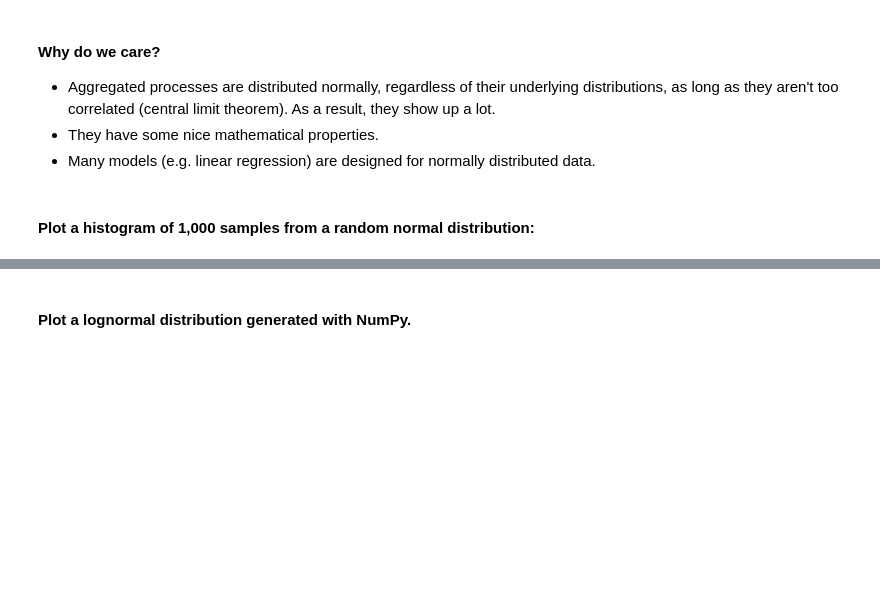
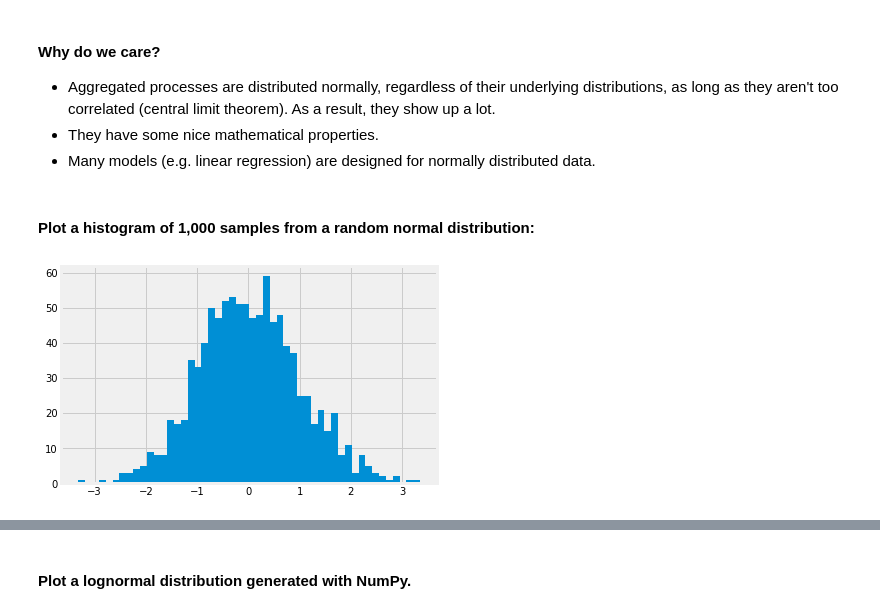
Before and after one commit to w3cube/ds-journey, a Jupyter notebook: lesson06_statistics_in_python-master/descriptive_statistics.ipynb, the cells around one changed output, grey strips where cells are left out. Saved outputs shown, nothing was run; the diff lists cells and outputs as text; code cells hidden in the pictures; blank space fills up the shorter version.

```diff
--- a/lesson06_statistics_in_python-master/descriptive_statistics.ipynb
+++ b/lesson06_statistics_in_python-master/descriptive_statistics.ipynb
@@ -400,6 +501,12 @@ Symmetric "Bell curve"
 - Many models (e.g. linear regression) are designed for normally distributed data.
 # %% [markdown]
 #### Plot a histogram of 1,000 samples from a random normal distribution:
+# %%
+data = np.random.randn(1000)
+fig, ax = plt.subplots()
+ax.hist(data, bins=50);
+# %% [output]
+[figure, added]
 # %% [markdown]
 <a id="skewness"></a>
 ###  Skewness
```
Also changed, not shown: parts of 34 cells of this notebook.
